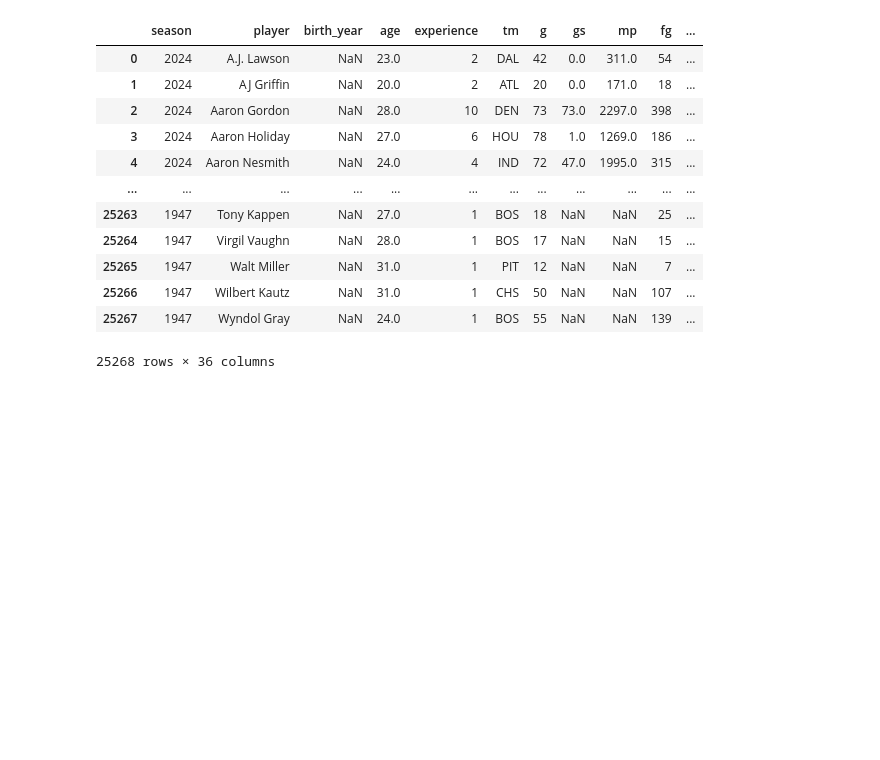
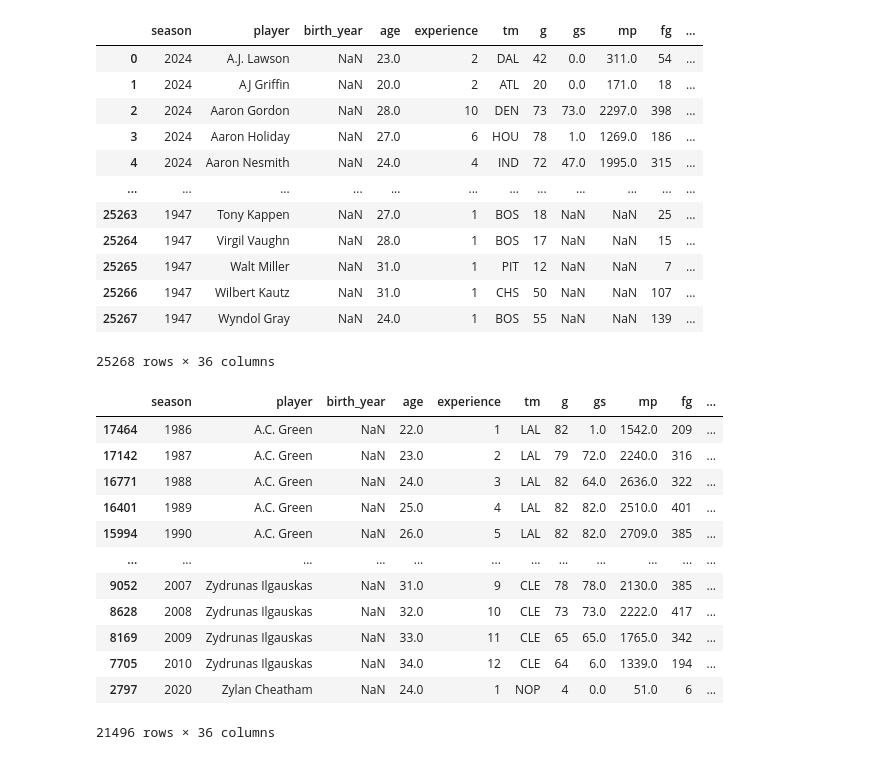
Before and after one commit to cap337/AI_PRAC, a Jupyter notebook: looking_at_data.ipynb, the cells around one changed output. Cells and saved outputs as stored; diff of their text form; code cells hidden in the pictures; blank space fills up the shorter version.

Commit message:
created input rows and output rows.
The logic should be there, just may need to convert to like numpy array or something

```diff
--- a/looking_at_data.ipynb
+++ b/looking_at_data.ipynb
@@ -60,3 +60,34 @@ data
 | 25266 | 1947 | Wilbert Kautz | NaN | 31.0 | 1 | CHS | 50 | NaN | NaN | 107 | ... |
 | 25267 | 1947 | Wyndol Gray | NaN | 24.0 | 1 | BOS | 55 | NaN | NaN | 139 | ... |
 25268 rows × 36 columns
+# %%
+data = data.sort_values(by=['player', 'season'])
+# %%
+grouped = data.groupby('player')
+input_rows = []
+output_rows = []
+
+for player, group in grouped:
+  if len(group) > 1:
+    for i in range(len(group) - 1):
+      input_rows.append(group.iloc[i])
+      output_rows.append(group.iloc[i + 1])
+
+input_rows_df = pd.DataFrame(input_rows)
+output_rows_df = pd.DataFrame(output_rows)
+# %%
+input_rows_df
+# %% [output]
+|  | season | player | birth_year | age | experience | tm | g | gs | mp | fg | ... |
+| 17464 | 1986 | A.C. Green | NaN | 22.0 | 1 | LAL | 82 | 1.0 | 1542.0 | 209 | ... |
+| 17142 | 1987 | A.C. Green | NaN | 23.0 | 2 | LAL | 79 | 72.0 | 2240.0 | 316 | ... |
+| 16771 | 1988 | A.C. Green | NaN | 24.0 | 3 | LAL | 82 | 64.0 | 2636.0 | 322 | ... |
+| 16401 | 1989 | A.C. Green | NaN | 25.0 | 4 | LAL | 82 | 82.0 | 2510.0 | 401 | ... |
+| 15994 | 1990 | A.C. Green | NaN | 26.0 | 5 | LAL | 82 | 82.0 | 2709.0 | 385 | ... |
+| ... | ... | ... | ... | ... | ... | ... | ... | ... | ... | ... | ... |
+| 9052 | 2007 | Zydrunas Ilgauskas | NaN | 31.0 | 9 | CLE | 78 | 78.0 | 2130.0 | 385 | ... |
+| 8628 | 2008 | Zydrunas Ilgauskas | NaN | 32.0 | 10 | CLE | 73 | 73.0 | 2222.0 | 417 | ... |
+| 8169 | 2009 | Zydrunas Ilgauskas | NaN | 33.0 | 11 | CLE | 65 | 65.0 | 1765.0 | 342 | ... |
+| 7705 | 2010 | Zydrunas Ilgauskas | NaN | 34.0 | 12 | CLE | 64 | 6.0 | 1339.0 | 194 | ... |
+| 2797 | 2020 | Zylan Cheatham | NaN | 24.0 | 1 | NOP | 4 | 0.0 | 51.0 | 6 | ... |
+21496 rows × 36 columns
```
Also changed, not shown: parts of 1 cell of this notebook.
